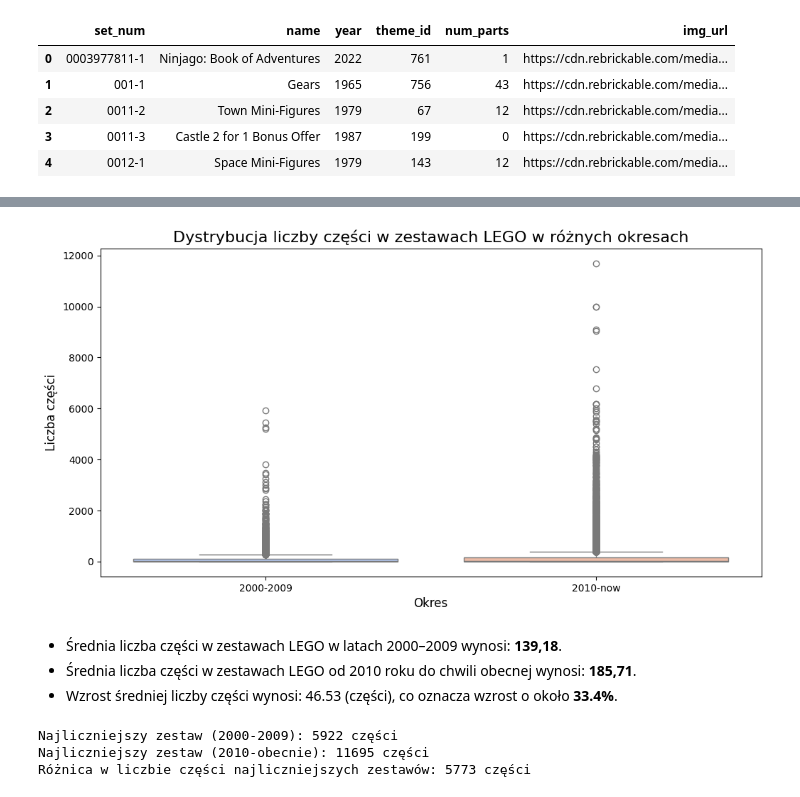
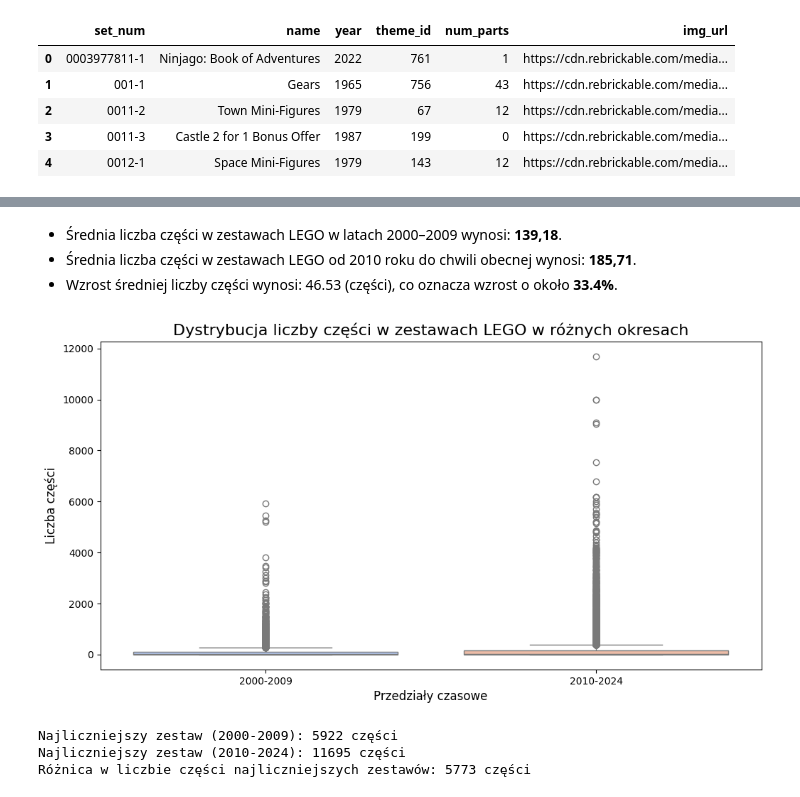
Before and after one commit to adlisow/klocki_test, a Jupyter notebook: Lego.ipynb, the cells around one changed output, grey strips where cells are left out. Saved outputs shown, nothing was run; the diff lists cells and outputs as text; code cells hidden in the pictures.

```diff
--- a/Lego.ipynb
+++ b/Lego.ipynb
@@ -539,37 +539,37 @@ plt.show()
-# %%
-# Opcjonalnie: wykres pudełkowy dla dystrybucji
-plt.figure(figsize=(12, 6))
-sns.boxplot(
-    x=pd.cut(sets_with_parts['year'], bins=[1999, 2009, 2024], labels=["2000-2009", "2010-now"]),
-    y=sets_with_parts['num_parts'],
-    hue=pd.cut(sets_with_parts['year'], bins=[1999, 2009, 2024], labels=["2000-2009", "2010-now"]),
-    palette="coolwarm",
-    dodge=False,
-    legend=False
-)
-plt.title("Dystrybucja liczby części w zestawach LEGO w różnych okresach", fontsize=16)
-plt.ylabel("Liczba części", fontsize=12)
-plt.xlabel("Okres", fontsize=12)
-plt.show()
-# %% [output]
-[figure, old version]
 # %% [markdown]
 - Średnia liczba części w zestawach LEGO w latach 2000–2009 wynosi: **139,18**.
 - Średnia liczba części w zestawach LEGO od 2010 roku do chwili obecnej wynosi: **185,71**.
 - Wzrost średniej liczby części wynosi: 46.53 (części), co oznacza wzrost o około **33.4%**.
+# %%
+# Wykres pudełkowy dla dystrybucji
+plt.figure(figsize=(12, 6))
+sns.boxplot(
+    x=pd.cut(sets['year'], bins=[1999, 2009, 2024], labels=["2000-2009", "2010-2024"]),
+    y=sets['num_parts'],
+    hue=pd.cut(sets['year'], bins=[1999, 2009, 2024], labels=["2000-2009", "2010-2024"]),
+    palette="coolwarm",
+    dodge=False,
+    legend=False
+)
+plt.title("Dystrybucja liczby części w zestawach LEGO w różnych okresach", fontsize=16)
+plt.ylabel("Liczba części", fontsize=12)
+plt.xlabel("Przedziały czasowe", fontsize=12)
+plt.show()
+# %% [output]
+[figure, new version]
 # %%
 # Najliczniejsze zestawy w każdym okresie
 max_parts_2000_2009 = sets_2000_2009['num_parts'].max()
-max_parts_2010_now = sets_2010_now['num_parts'].max()
+max_parts_2010_2024 = sets_2010_now['num_parts'].max()
 
 # Wyświetlenie wyników
 print(f"Najliczniejszy zestaw (2000-2009): {max_parts_2000_2009} części")
-print(f"Najliczniejszy zestaw (2010-obecnie): {max_parts_2010_now} części")
+print(f"Najliczniejszy zestaw (2010-2024): {max_parts_2010_2024} części")
 
 # Wzrost liczby części w największych zestawach
-growth_max_parts = max_parts_2010_now - max_parts_2000_2009
+growth_max_parts = max_parts_2010_2024 - max_parts_2000_2009
 print(f"Różnica w liczbie części najliczniejszych zestawów: {growth_max_parts} części")
 # %% [output]
 Najliczniejszy zestaw (2000-2009): 5922 części
-Najliczniejszy zestaw (2010-obecnie): 11695 części
+Najliczniejszy zestaw (2010-2024): 11695 części
 Różnica w liczbie części najliczniejszych zestawów: 5773 części
```
Also changed, not shown: parts of 5 cells of this notebook.
